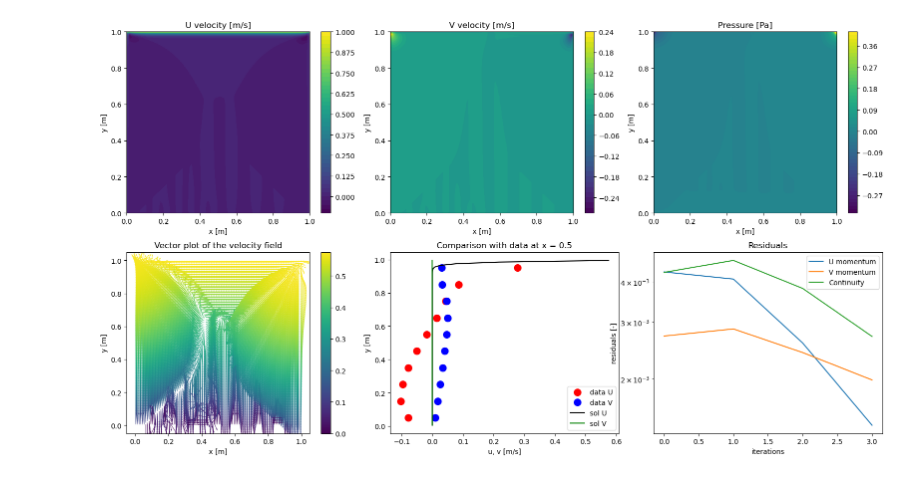
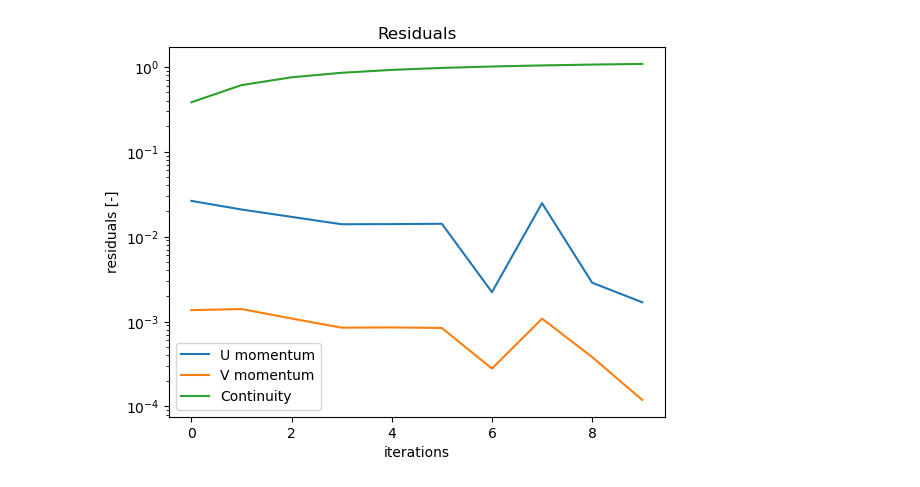
Before and after one commit to ritobanbiswas/TRA220_GUP-accelerated_CFD, a Jupyter notebook: CFD_notebook_updated_solver.ipynb, the cells around one changed output. Drawn from its saved outputs; the diff is of its cells as text; code cells hidden in the pictures.

```diff
--- a/CFD_notebook_updated_solver.ipynb
+++ b/CFD_notebook_updated_solver.ipynb
@@ -336,19 +336,19 @@ yL =  1 # length in Y direction
 # Solver inputs
 nIterations           = 10 # maximum number of iterations
 # Solvers: cgs, cg, gmres, qmr, lgmres, Jacobi, Gauss-Seidel
-solver = 'Jacobi'
+solver = 'gmres'
                               # pressure correction with Gauss-Seidel
-resTolerance = 1e-7 # convergence criteria for residuals
+resTolerance = 1e-4 # convergence criteria for residuals
                      # each variable
 alphaUV = 0.5       # under relaxation factor for U and V
 alphaP  = 0.5       # under relaxation factor for P
 
-plotting = 1
+plotting = False
 # %%
 # ============ Run Solver ===============
 
 profiler_wrapper = lineProfiler(main) #Create a wrapper for the function to be profiled
-U,V,P,nI,nJ,xCoords_N,yCoords_N,residuals,iterEnd = profiler_wrapper(mI,mJ,xL,yL,mu,UWall,nIterations,alphaUV,rho,alphaP,resTolerance,solver) #Call the wrapper
+U,V,P,nI,nJ,xCoords_N,yCoords_N,residuals_c,residuals_U,residuals_V,residuals = profiler_wrapper(mI,mJ,xL,yL,mu,UWall,nIterations,alphaUV,rho,alphaP,resTolerance,solver) #Call the wrapper
 
 lineProfiler.print_stats() #Print the results
 # %% [output]
@@ -372,17 +372,16 @@ resU = 2.57909e-03, resV = 2.40919e-03, resCon = 3.80858e-03
 # %%
 # ============== Plotting =================
 
-# Covert from cupy to numpy
-U = np.asnumpy(U)
-V = np.asnumpy(V)
-P = np.asnumpy(P)
-nI = np.asnumpy(nI)
-nJ = np.asnumpy(nJ)
-xCoords_N = np.asnumpy(xCoords_N)
-yCoords_N = np.asnumpy(yCoords_N)
-residuals = np.asnumpy(residuals)
+if plotting:
+    # Covert from cupy to numpy
+    U = np.asnumpy(U)
+    V = np.asnumpy(V)
+    P = np.asnumpy(P)
+    nI = np.asnumpy(nI)
+    nJ = np.asnumpy(nJ)
+    xCoords_N = np.asnumpy(xCoords_N)
+    yCoords_N = np.asnumpy(yCoords_N)
 
-if plotting == 1:
     U[:,nJ-1] = UWall
     #Velocity Vector normalization for plotting
     UVvec = numpy.zeros((nI,nJ))
@@ -395,9 +394,19 @@ if plotting == 1:
             V_norm[i,j] = V[i,j] / UVvec[i,j]
 
 
+    # Plot mesh
+    # plt.figure()
+    # plt.xlabel('x [m]')
+    # plt.ylabel('y [m]')
+    # plt.title('Computational mesh')
+    # plt.plot(xCoords_M.T,yCoords_M.T,'k')
+    # plt.plot(xCoords_M,yCoords_M,'k')
+    # plt.scatter(xCoords_N,yCoords_N)
+
 
     # Plot results
-    plt.figure(1, figsize=(16,9))
+
+    plt.figure()
 
     # U velocity contour
     plt.subplot(2,3,1)
@@ -465,61 +474,34 @@ if plotting == 1:
     plt.xlabel('u, v [m/s]')
     plt.ylabel('y [m]')
     plt.legend()
 
     plt.subplot(2,3,6)
-    plt.plot(residuals[0,:iterEnd], label='U momentum')
-    plt.plot(residuals[1,:iterEnd], label='V momentum')
-    plt.plot(residuals[2,:iterEnd], label='Continuity')
+    plt.plot(residuals_U, label='U momentum')
+    plt.plot(residuals_V, label='V momentum')
+    plt.plot(residuals_c, label='Continuity')
     plt.title('Residual convergence')
     plt.xlabel('iterations')
     plt.ylabel('residuals [-]')
     plt.legend()
     plt.title('Residuals')
     plt.yscale('log')
 
     plt.show()
     #plt.close()
-elif plotting == 2:
-    # Comparison with data
-    data=numpy.genfromtxt(data_file, skip_header=1)
-    uInterp = numpy.zeros((nJ-2,1))
-    vInterp = numpy.zeros((nJ-2,1))
-    for j in range(1,nJ-1):
-        for i in range(1,nI-1):
-            if xCoords_N[i,j]<0.5 and xCoords_N[i+1,j]>0.5:
-                uInterp[j-1] = (U[i+1,j] + U[i,j])*0.5
-                vInterp[j-1] = (V[i+1,j] + V[i,j])*0.5
-                break
-            elif abs(xCoords_N[i,j]-0.5) < 0.000001:
-                uInterp[j-1] = U[i,j]
-                vInterp[j-1] = V[i,j]
-                break
-
-    plt.figure(1)
-    plt.plot(data[:,0],data[:,2],'r.',markersize=20,label='data U')
-    plt.plot(data[:,1],data[:,2],'b.',markersize=20,label='data V')
-    plt.plot(uInterp,yCoords_N[1,1:-1],'k',label='sol U')
-    plt.plot(vInterp,yCoords_N[1,1:-1],'g',label='sol V')
-    plt.title('Comparison with data at x = 0.5, Updated BCs')
-    plt.xlabel('u, v [m/s]')
-    plt.ylabel('y [m]')
-    plt.legend()
-    plt.savefig('updateSolver.png')
-
 else:
     residuals_c = np.asnumpy(residuals[0,:])
     residuals_U = np.asnumpy(residuals[1,:])
     residuals_V = np.asnumpy(residuals[2,:])
 
     plt.figure(1)
     plt.plot(residuals_U, label='U momentum')
     plt.plot(residuals_V, label='V momentum')
     plt.plot(residuals_c, label='Continuity')
     plt.title('Residual convergence')
     plt.xlabel('iterations')
     plt.ylabel('residuals [-]')
     plt.legend()
     plt.title('Residuals')
     plt.yscale('log')
 # %% [output]
-[figure, old version]
+[figure, new version]
```
Also changed, not shown: parts of 1 cell of this notebook.
